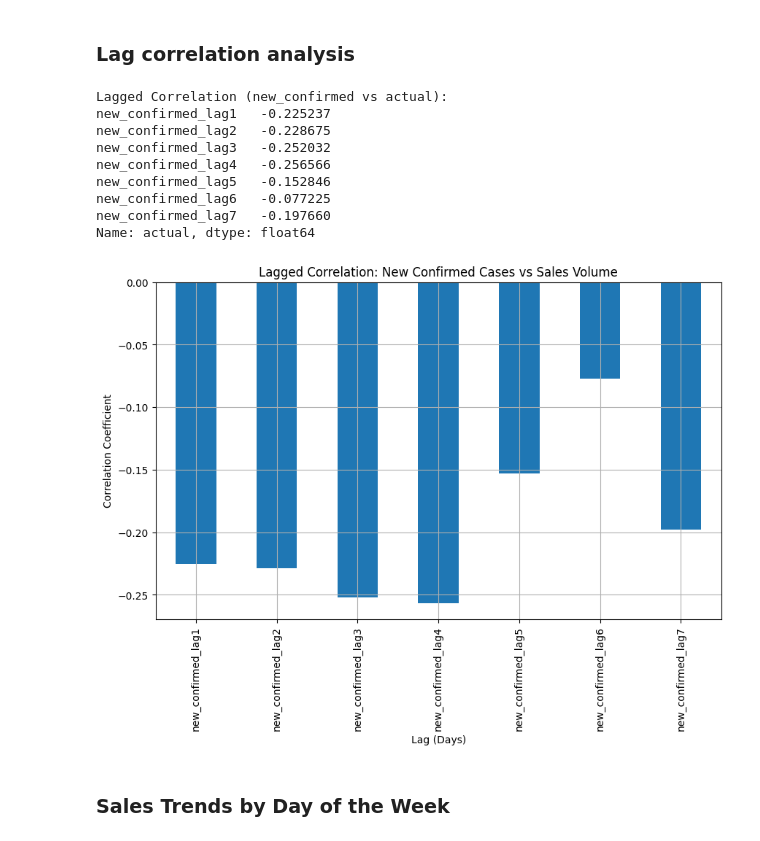
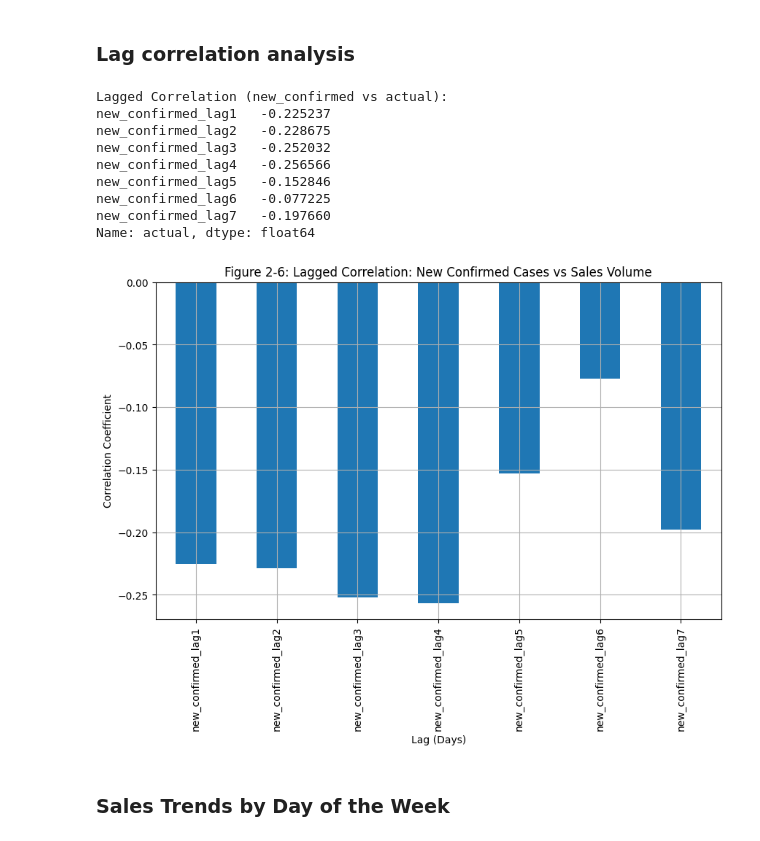
Before and after one commit to akit-a/hw_6_2, a Jupyter notebook: pandemic_sales_analysis.ipynb, the cells around one changed output. Drawn from its saved outputs; the diff is of its cells as text; code cells hidden in the pictures.

```diff
--- a/pandemic_sales_analysis.ipynb
+++ b/pandemic_sales_analysis.ipynb
@@ -142,34 +142,34 @@ plt.show()
 # %%
 from pandas.plotting import lag_plot
 
 # Create lagged features for new_confirmed
 for lag in range(1, 8):  # Analyze lags from 1 to 7 days
     merged_df[f'new_confirmed_lag{lag}'] = merged_df['new_confirmed'].shift(lag)
 
 # Correlation between lagged new_confirmed and actual sales
 lagged_corr = merged_df.corr()['actual'][[f'new_confirmed_lag{lag}' for lag in range(1, 8)]]
 print("Lagged Correlation (new_confirmed vs actual):")
 print(lagged_corr)
 
 # Plot the lagged correlation
 plt.figure(figsize=(10, 6))
 lagged_corr.plot(kind='bar')
-plt.title('Lagged Correlation: New Confirmed Cases vs Sales Volume')
+plt.title('Figure 2-6: Lagged Correlation: New Confirmed Cases vs Sales Volume')
 plt.xlabel('Lag (Days)')
 plt.ylabel('Correlation Coefficient')
 plt.grid(True)
 plt.show()
 # %% [output]
 Lagged Correlation (new_confirmed vs actual):
 new_confirmed_lag1   -0.225237
 new_confirmed_lag2   -0.228675
 new_confirmed_lag3   -0.252032
 new_confirmed_lag4   -0.256566
 new_confirmed_lag5   -0.152846
 new_confirmed_lag6   -0.077225
 new_confirmed_lag7   -0.197660
 Name: actual, dtype: float64
-[figure, old version]
+[figure, new version]
 # %% [markdown]
 ### Sales Trends by Day of the Week
 # %%
```
Also changed, not shown: parts of 5 cells of this notebook.
